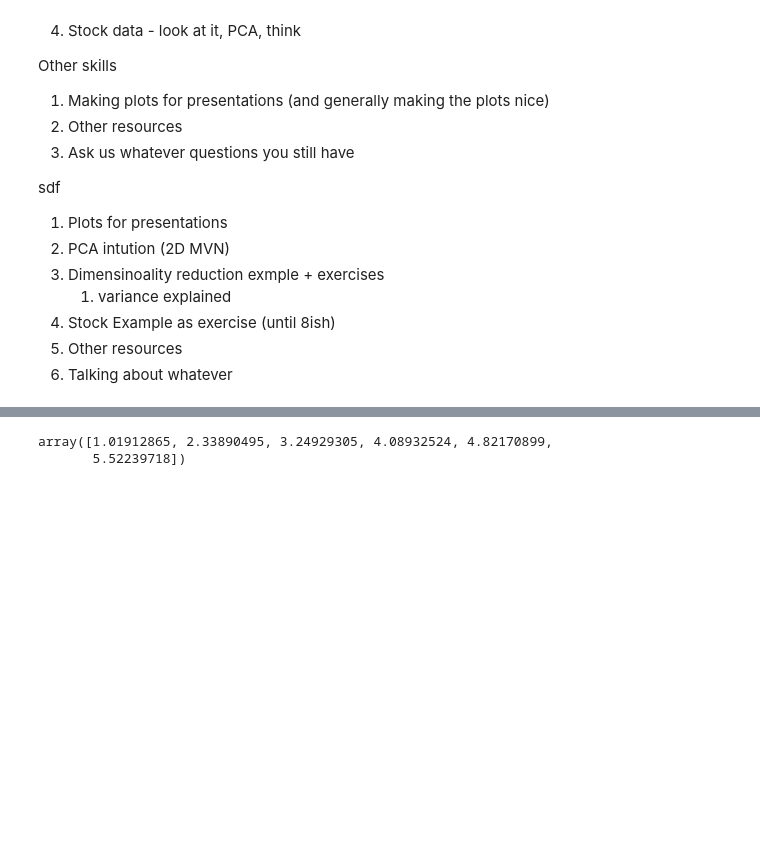
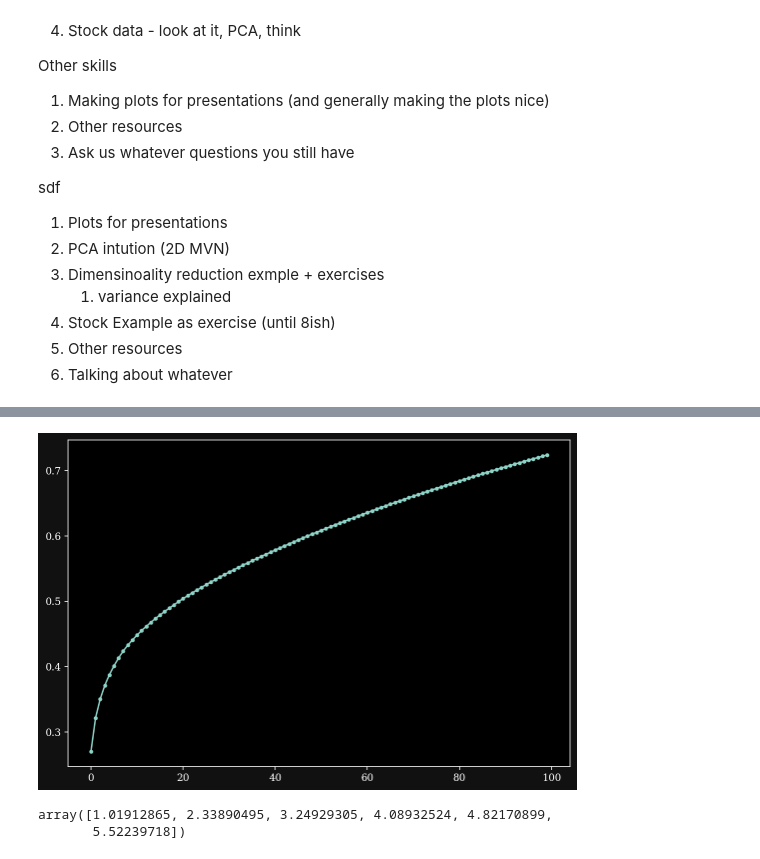
Before and after one commit to Hekstra-Lab/scientific-python-bootcamp, a Jupyter notebook: day3/stock_data_pca.ipynb, the cells around one changed output, grey strips where cells are left out. Saved outputs shown, nothing was run; the diff lists cells and outputs as text; code cells hidden in the pictures; blank space fills up the shorter version.

```diff
--- a/day3/stock_data_pca.ipynb
+++ b/day3/stock_data_pca.ipynb
@@ -67,7 +70,14 @@ plt.hist(nor)
 # %%
-covariance = np.cov(price_changes)
+covariance = np.cov(normalized_price_changes)
 # %%
 evals, evecs = np.linalg.eigh(covariance)
+# %%
+explained_var = evals/evals.sum()
+# %%
+plt.plot(np.cumsum(explained_var[::-1][:100]),'o-',markersize=3)
+plt.show()
+# %% [output]
+[figure, added]
 # %%
 n_pts = 1921
 h = 24/n_pts
```
Also changed, not shown: parts of 13 cells of this notebook.
